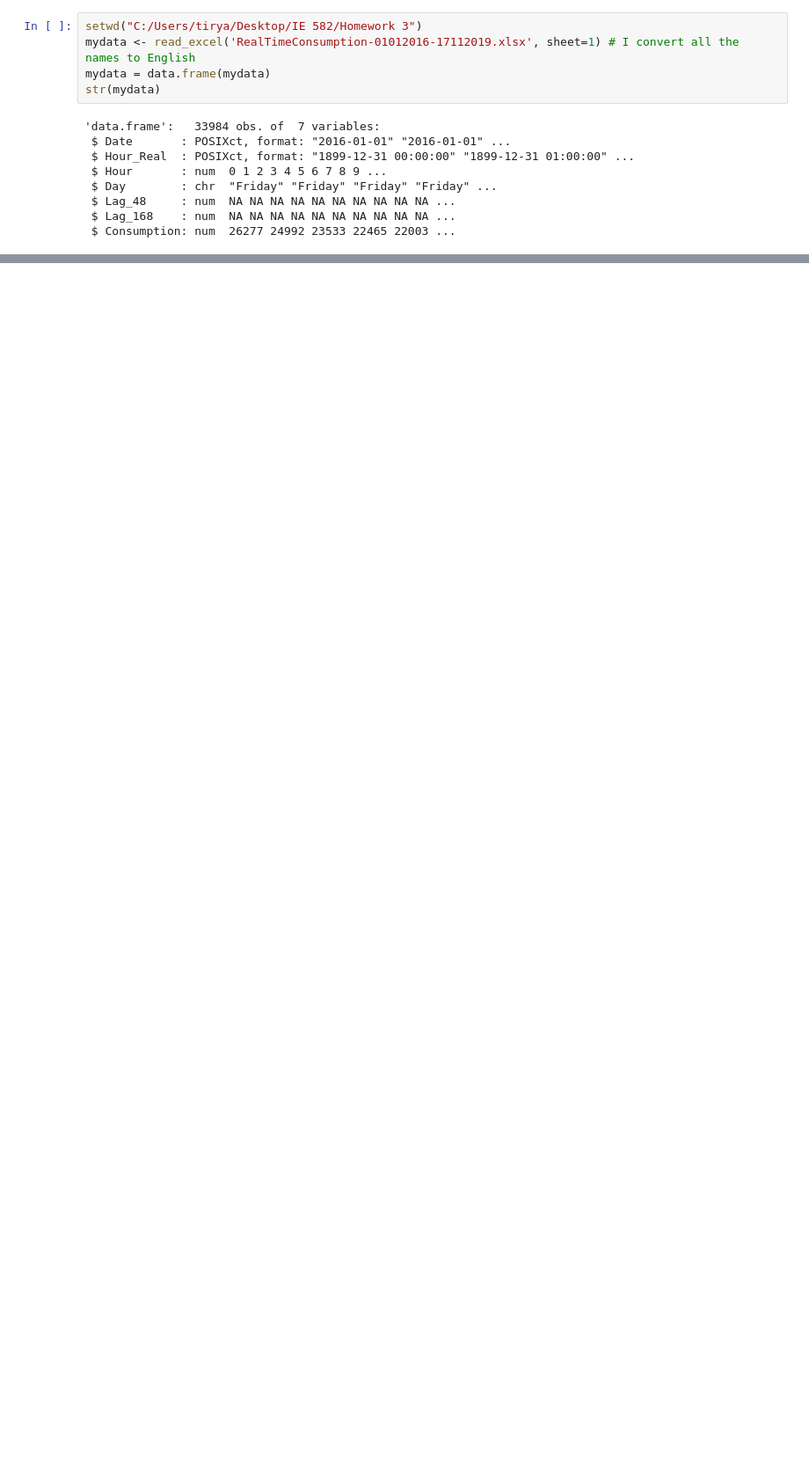
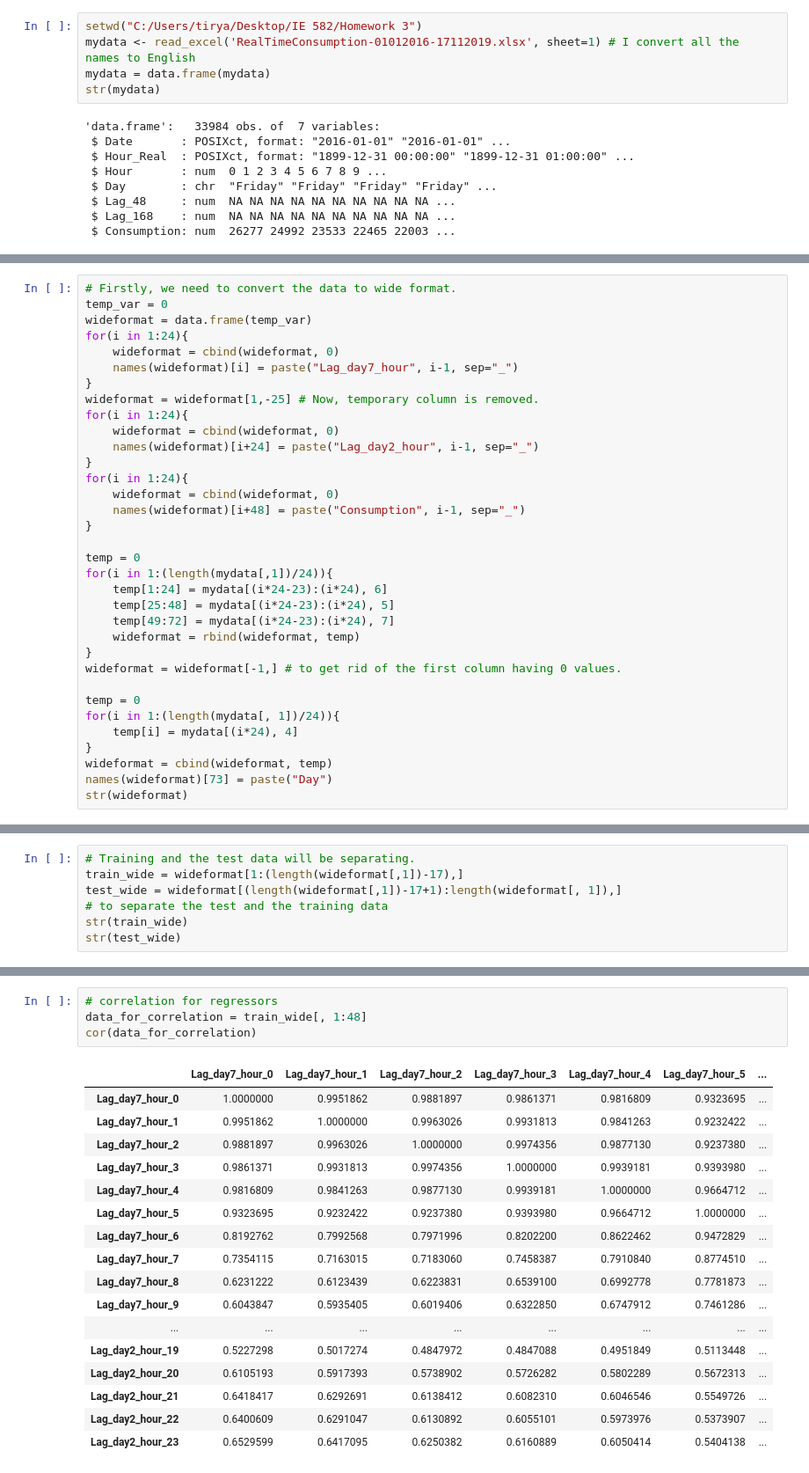
Before and after one commit to BU-IE-582/fall19-mehmettiryaki, a Jupyter notebook: Homework_3.ipynb, the cells around one changed output, grey strips where cells are left out. Shown: that part at 88% size. Drawn from its saved outputs; the diff is of its cells as text; blank space fills up the shorter version.

```diff
--- a/Homework_3.ipynb
+++ b/Homework_3.ipynb
@@ -49,0 +168,34 @@ str(mydata)
+# %%
+# Firstly, we need to convert the data to wide format.
+temp_var = 0
+wideformat = data.frame(temp_var)
+for(i in 1:24){
+	wideformat = cbind(wideformat, 0)
+	names(wideformat)[i] = paste("Lag_day7_hour", i-1, sep="_")
+}
+wideformat = wideformat[1,-25] # Now, temporary column is removed.
+for(i in 1:24){
+	wideformat = cbind(wideformat, 0)
+	names(wideformat)[i+24] = paste("Lag_day2_hour", i-1, sep="_")
+}
+for(i in 1:24){
+	wideformat = cbind(wideformat, 0)
+	names(wideformat)[i+48] = paste("Consumption", i-1, sep="_")
+}
+
+temp = 0
+for(i in 1:(length(mydata[,1])/24)){
+	temp[1:24] = mydata[(i*24-23):(i*24), 6]
+	temp[25:48] = mydata[(i*24-23):(i*24), 5]
+	temp[49:72] = mydata[(i*24-23):(i*24), 7]
+	wideformat = rbind(wideformat, temp)
+}
+wideformat = wideformat[-1,] # to get rid of the first column having 0 values.
+
+temp = 0
+for(i in 1:(length(mydata[, 1])/24)){
+	temp[i] = mydata[(i*24), 4]
+}
+wideformat = cbind(wideformat, temp)
+names(wideformat)[73] = paste("Day")
+str(wideformat)
@@ -49,0 +220,7 @@ str(mydata)
+# %%
+# Training and the test data will be separating.
+train_wide = wideformat[1:(length(wideformat[,1])-17),]
+test_wide = wideformat[(length(wideformat[,1])-17+1):length(wideformat[, 1]),]
+# to separate the test and the training data
+str(train_wide)
+str(test_wide)
@@ -49,0 +245,22 @@ str(mydata)
+# %%
+# correlation for regressors
+data_for_correlation = train_wide[, 1:48]
+cor(data_for_correlation)
+# %% [output]
+|  | Lag_day7_hour_0 | Lag_day7_hour_1 | Lag_day7_hour_2 | Lag_day7_hour_3 | Lag_day7_hour_4 | Lag_day7_hour_5 | ... |
+| Lag_day7_hour_0 | 1.0000000 | 0.9951862 | 0.9881897 | 0.9861371 | 0.9816809 | 0.9323695 | ... |
+| Lag_day7_hour_1 | 0.9951862 | 1.0000000 | 0.9963026 | 0.9931813 | 0.9841263 | 0.9232422 | ... |
+| Lag_day7_hour_2 | 0.9881897 | 0.9963026 | 1.0000000 | 0.9974356 | 0.9877130 | 0.9237380 | ... |
+| Lag_day7_hour_3 | 0.9861371 | 0.9931813 | 0.9974356 | 1.0000000 | 0.9939181 | 0.9393980 | ... |
+| Lag_day7_hour_4 | 0.9816809 | 0.9841263 | 0.9877130 | 0.9939181 | 1.0000000 | 0.9664712 | ... |
+| Lag_day7_hour_5 | 0.9323695 | 0.9232422 | 0.9237380 | 0.9393980 | 0.9664712 | 1.0000000 | ... |
+| Lag_day7_hour_6 | 0.8192762 | 0.7992568 | 0.7971996 | 0.8202200 | 0.8622462 | 0.9472829 | ... |
+| Lag_day7_hour_7 | 0.7354115 | 0.7163015 | 0.7183060 | 0.7458387 | 0.7910840 | 0.8774510 | ... |
+| Lag_day7_hour_8 | 0.6231222 | 0.6123439 | 0.6223831 | 0.6539100 | 0.6992778 | 0.7781873 | ... |
+| Lag_day7_hour_9 | 0.6043847 | 0.5935405 | 0.6019406 | 0.6322850 | 0.6747912 | 0.7461286 | ... |
+| ... | ... | ... | ... | ... | ... | ... | ... |
+| Lag_day2_hour_19 | 0.5227298 | 0.5017274 | 0.4847972 | 0.4847088 | 0.4951849 | 0.5113448 | ... |
+| Lag_day2_hour_20 | 0.6105193 | 0.5917393 | 0.5738902 | 0.5726282 | 0.5802289 | 0.5672313 | ... |
+| Lag_day2_hour_21 | 0.6418417 | 0.6292691 | 0.6138412 | 0.6082310 | 0.6046546 | 0.5549726 | ... |
+| Lag_day2_hour_22 | 0.6400609 | 0.6291047 | 0.6130892 | 0.6055101 | 0.5973976 | 0.5373907 | ... |
+| Lag_day2_hour_23 | 0.6529599 | 0.6417095 | 0.6250382 | 0.6160889 | 0.6050414 | 0.5404138 | ... |
```
Also changed, not shown: parts of 38 cells of this notebook, 1 other file.
